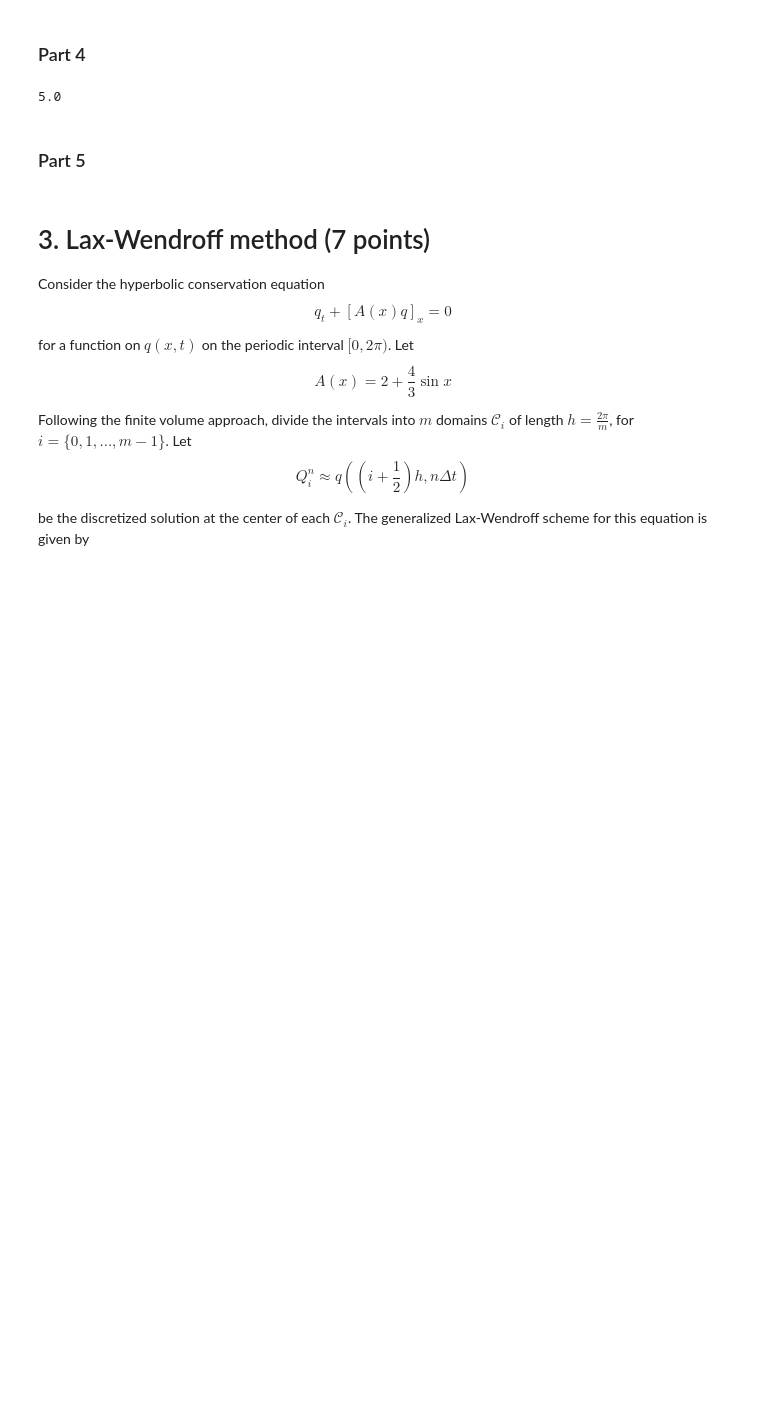
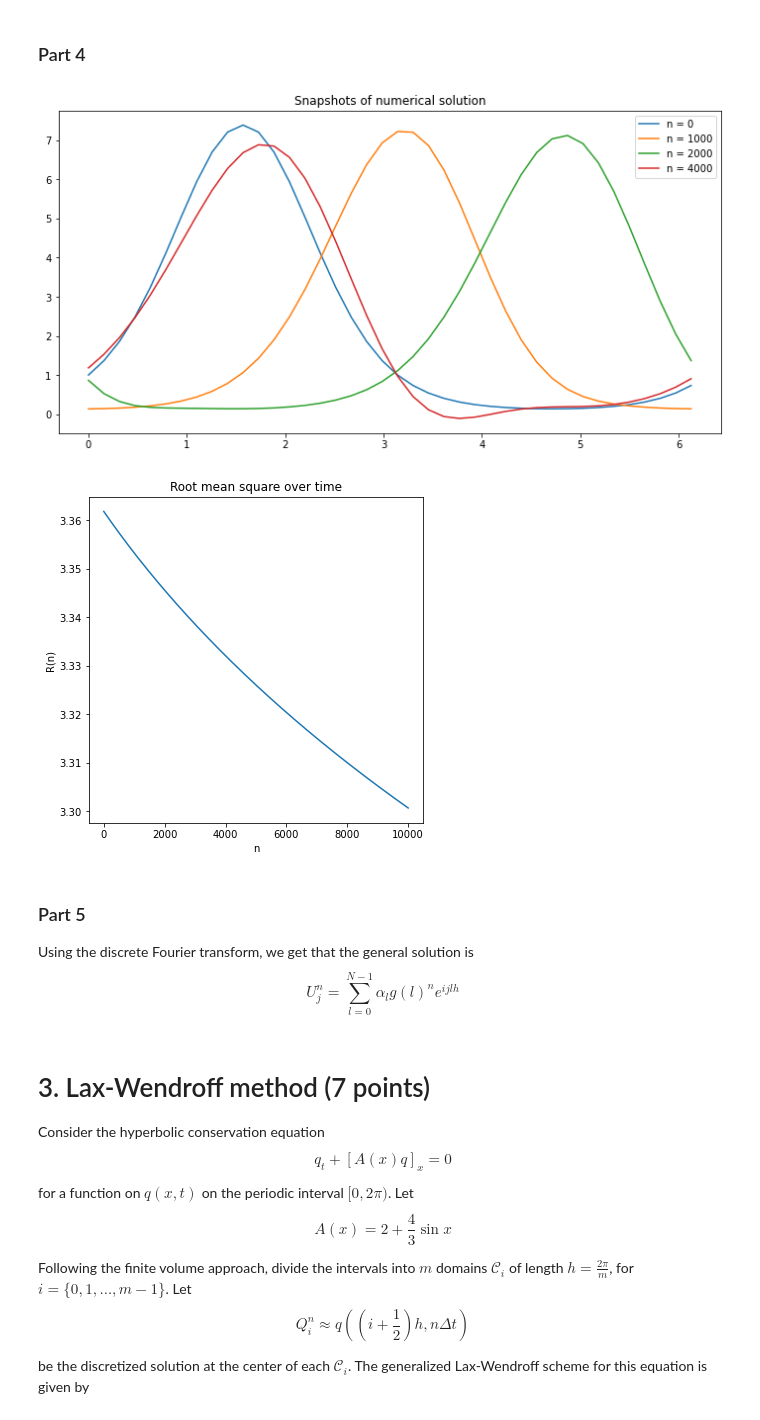
Before and after one commit to whuang259/Math714-Physics763, a Jupyter notebook: Math 714/Math_714_HW_4.ipynb, the cells around one changed output. Saved outputs shown, nothing was run; the diff lists cells and outputs as text; code cells hidden in the pictures; blank space fills up the shorter version.

```diff
--- a/Math 714/Math_714_HW_4.ipynb
+++ b/Math 714/Math_714_HW_4.ipynb
@@ -111,11 +113,52 @@ plt.show()
 # %% [markdown]
 ### Part 4
 # %%
-print(np.abs(3j+4))
+N = 40
+h = np.pi*2/N
+nu = 1/100
+coeffs = [3, -4, 1]
+
+def rms(u):
+    return np.sqrt(np.linalg.norm(u)**2 / N)
+
+def step(u):
+    u0 = u.copy()
+    for j in range(len(u)):
+        diff = 0
+        for i in range(3):
+            diff += u0[(j - i) % N] * coeffs[i]  # add periodic boundaries
+        u[j] -= (nu/2) * diff
+    return u
+
+xs = [h*i for i in range(N)]
+u = [np.exp(2 * np.sin(x)) for x in xs]
+Rs = [rms(u)]
+
+plt.figure(figsize=(12,6))
+plt.plot(xs, u, label = "n = 0")
+for n in range(10000):
+    u = step(u)
+    Rs.append(rms(u))
+    if n+1 in [1000,2000,4000]:
+        plt.plot(xs, u, label = f"n = {n+1}")
+plt.legend(loc="upper right")
+plt.title("Snapshots of numerical solution")
+plt.show()
+
+plt.figure(figsize=(6,6))
+plt.plot(range(10001), Rs)
+plt.title("Root mean square over time")
+plt.xlabel("n")
+plt.ylabel("R(n)")
+plt.show()
 # %% [output]
-5.0
+[figure, added]
+[figure, added]
 # %% [markdown]
 ### Part 5
+
+Using the discrete Fourier transform, we get that the general solution is
+$$ U^n_j = \sum_{l=0}^{N-1} \alpha_l g(l)^n e^{ijlh} $$
 # %% [markdown]
 # 3. Lax-Wendroff method (7 points)
 Consider the hyperbolic conservation equation
```
Also changed, not shown: parts of 4 cells of this notebook, 1 other file.
